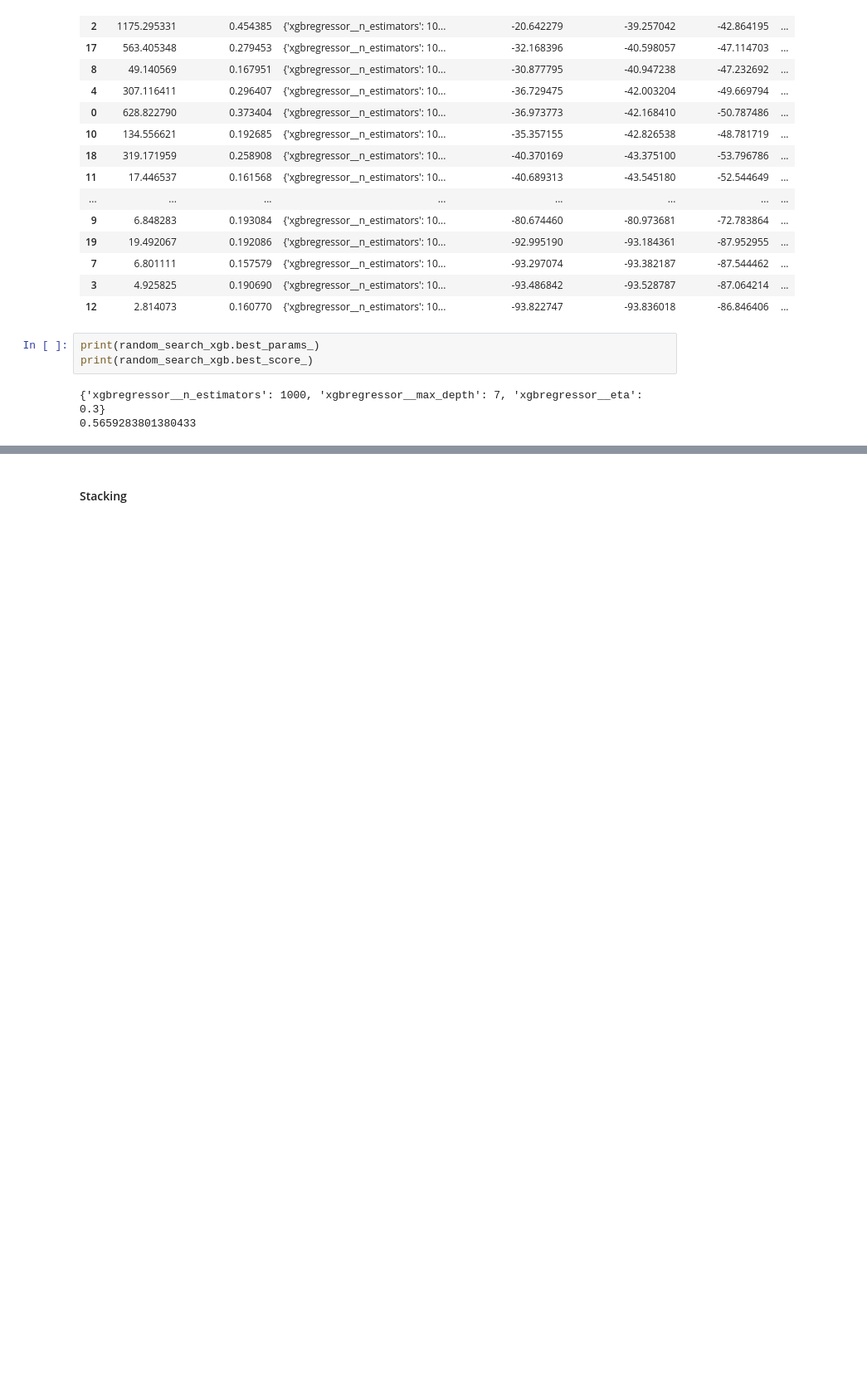
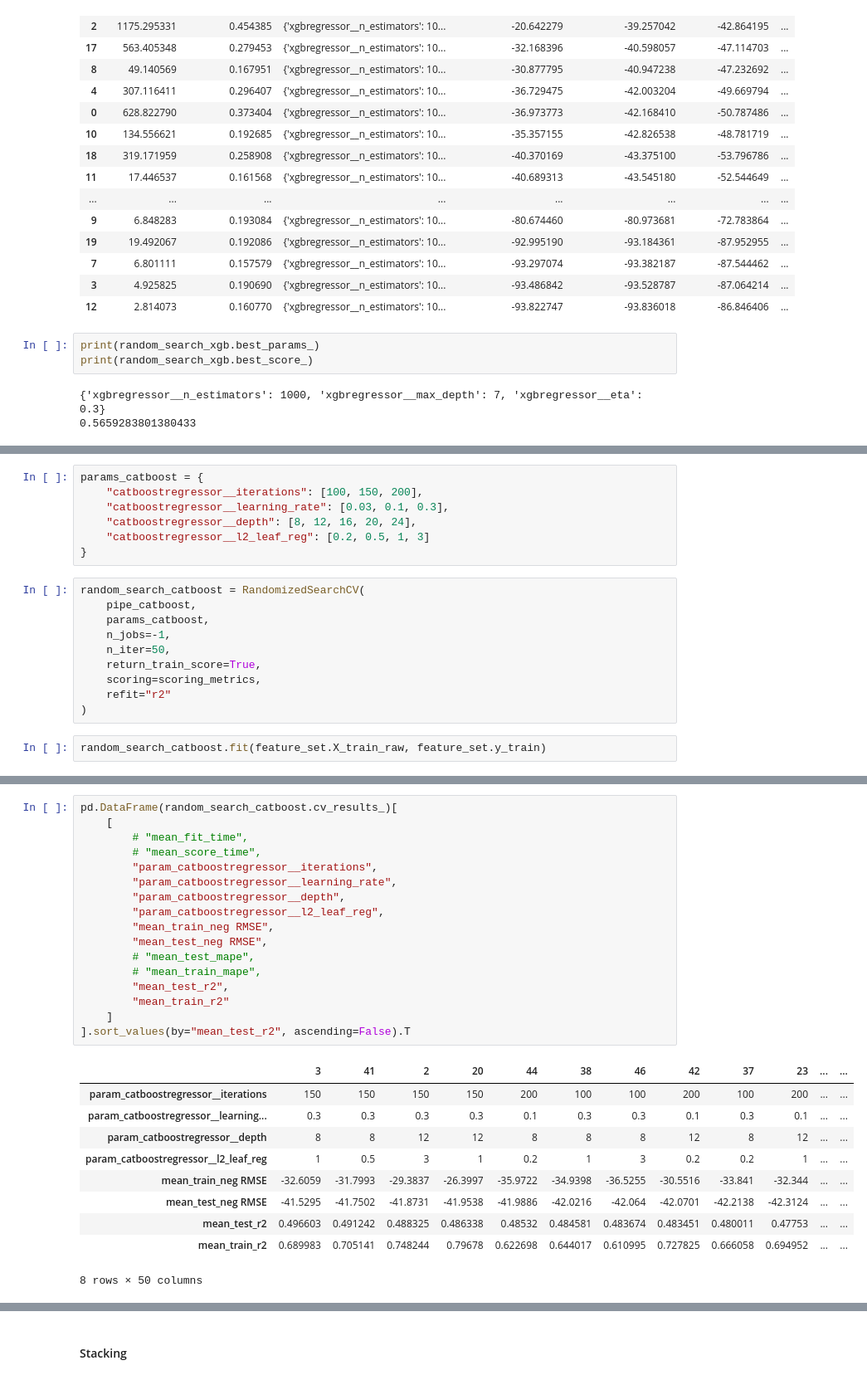
Before and after one commit to utkarshsaboo45/WiDS_climate_change, a Jupyter notebook: model.ipynb, the cells around one changed output, grey strips where cells are left out. Shown at 83% size. Saved outputs shown, nothing was run; the diff lists cells and outputs as text; blank space fills up the shorter version.

```diff
--- a/model.ipynb
+++ b/model.ipynb
@@ -605,0 +913,19 @@ print(random_search_xgb.best_score_)
+# %%
+params_catboost = {
+    "catboostregressor__iterations": [100, 150, 200],
+    "catboostregressor__learning_rate": [0.03, 0.1, 0.3],
+    "catboostregressor__depth": [8, 12, 16, 20, 24],
+    "catboostregressor__l2_leaf_reg": [0.2, 0.5, 1, 3]
+}
+# %%
+random_search_catboost = RandomizedSearchCV(
+    pipe_catboost,
+    params_catboost,
+    n_jobs=-1,
+    n_iter=50,
+    return_train_score=True,
+    scoring=scoring_metrics,
+    refit="r2"
+)
+# %%
+random_search_catboost.fit(feature_set.X_train_raw, feature_set.y_train)
@@ -605,0 +967,28 @@ print(random_search_xgb.best_score_)
+# %%
+pd.DataFrame(random_search_catboost.cv_results_)[
+    [
+        # "mean_fit_time",
+        # "mean_score_time",
+        "param_catboostregressor__iterations",
+        "param_catboostregressor__learning_rate",
+        "param_catboostregressor__depth",
+        "param_catboostregressor__l2_leaf_reg",
+        "mean_train_neg RMSE",
+        "mean_test_neg RMSE",
+        # "mean_test_mape",
+        # "mean_train_mape",
+        "mean_test_r2",
+        "mean_train_r2"
+    ]
+].sort_values(by="mean_test_r2", ascending=False).T
+# %% [output]
+|  | 3 | 41 | 2 | 20 | 44 | 38 | 46 | 42 | 37 | 23 | ... | ... |
+| param_catboostregressor__iterations | 150 | 150 | 150 | 150 | 200 | 100 | 100 | 200 | 100 | 200 | ... | ... |
+| param_catboostregressor__learning... | 0.3 | 0.3 | 0.3 | 0.3 | 0.1 | 0.3 | 0.3 | 0.1 | 0.3 | 0.1 | ... | ... |
+| param_catboostregressor__depth | 8 | 8 | 12 | 12 | 8 | 8 | 8 | 12 | 8 | 12 | ... | ... |
+| param_catboostregressor__l2_leaf_reg | 1 | 0.5 | 3 | 1 | 0.2 | 1 | 3 | 0.2 | 0.2 | 1 | ... | ... |
+| mean_train_neg RMSE | -32.6059 | -31.7993 | -29.3837 | -26.3997 | -35.9722 | -34.9398 | -36.5255 | -30.5516 | -33.841 | -32.344 | ... | ... |
+| mean_test_neg RMSE | -41.5295 | -41.7502 | -41.8731 | -41.9538 | -41.9886 | -42.0216 | -42.064 | -42.0701 | -42.2138 | -42.3124 | ... | ... |
+| mean_test_r2 | 0.496603 | 0.491242 | 0.488325 | 0.486338 | 0.48532 | 0.484581 | 0.483674 | 0.483451 | 0.480011 | 0.47753 | ... | ... |
+| mean_train_r2 | 0.689983 | 0.705141 | 0.748244 | 0.79678 | 0.622698 | 0.644017 | 0.610995 | 0.727825 | 0.666058 | 0.694952 | ... | ... |
+8 rows × 50 columns
```
Also changed, not shown: parts of 55 cells of this notebook.
